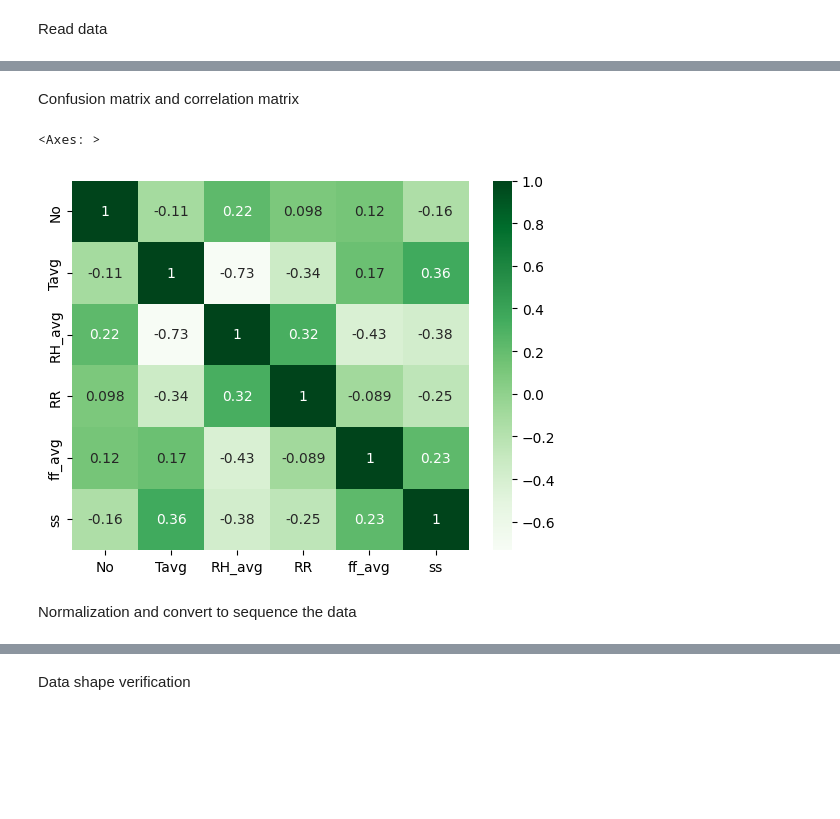
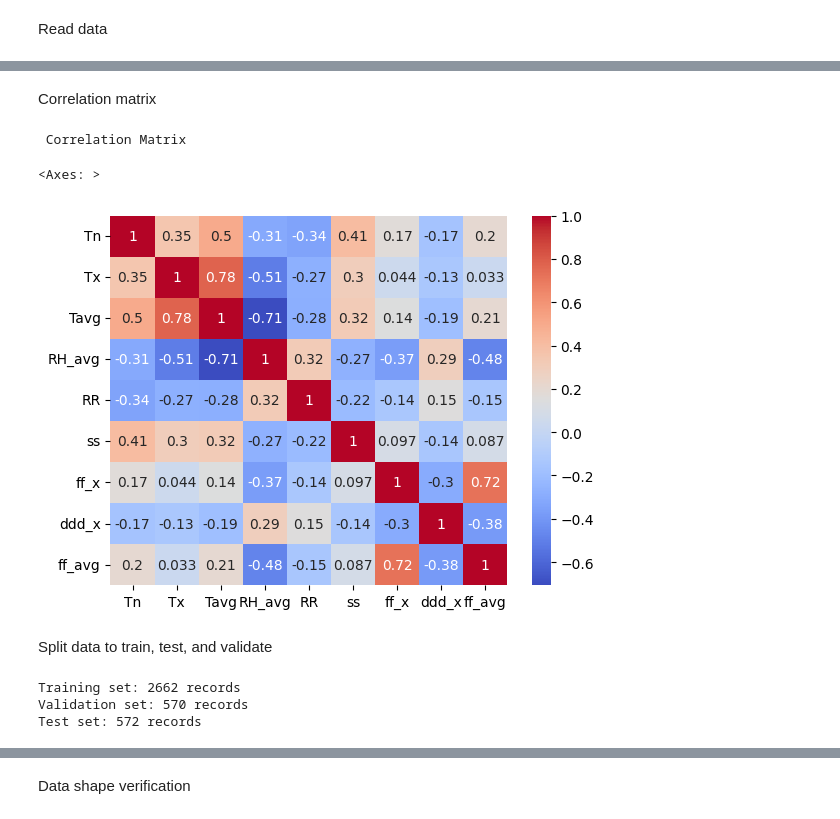
Before and after one commit to arifian853/rainfall-predict-lstm-attention, a Jupyter notebook: notebook/attention_lstm_rainfall_prediction.ipynb, the cells around one changed output, grey strips where cells are left out. Cells and saved outputs as stored; diff of their text form; code cells hidden in the pictures; blank space fills up the shorter version.

```diff
--- a/notebook/attention_lstm_rainfall_prediction.ipynb
+++ b/notebook/attention_lstm_rainfall_prediction.ipynb
@@ -42,0 +45,21 @@ Separate data and feature selection
+# %%
+# Membaca data keseluruhan
+
+#Skenario 1
+# rainfall_data_url = "https://raw.githubusercontent.com/arifian853/rainfall-predict-lstm-attention/master/dataset/filled/scenario3/final/final-data-2019-2023.csv"
+
+# Skenario 2
+rainfall_data_url = "https://raw.githubusercontent.com/arifian853/rainfall-predict-lstm-attention/master/dataset/filled/scenario3/final/final-data-2014-2024.csv"
+
+# Skenario 3
+#rainfall_data_url = "https://raw.githubusercontent.com/arifian853/rainfall-predict-lstm-attention/master/dataset/filled/scenario3/final/final-data-2010-2024.csv"
+
+df = pd.read_csv(rainfall_data_url, parse_dates=['Tanggal'], index_col='Tanggal')
+
+print('Dataset : \n', df.head())
+print('Dataset : \n', df.tail())
+print('\n')
+
+# Menghitung jumlah hari dalam dataset
+days_count = len(df.index)
+print("Jumlah hari dalam dataset:", days_count)
@@ -43,10 +86,42 @@ Separate data and feature selection
+# %% [markdown]
+Correlation matrix
+# %%
+print("\n Correlation Matrix \n")
+
+matrix = df.drop(columns=['ddd_car']).corr()
+# matrix = df.corr()
+#plotting correlation matrix
+sns.heatmap(matrix, cmap="coolwarm", annot=True)
+# %% [output]
+ Correlation Matrix
+<Axes: >
+[figure, added]
+# %% [markdown]
+Split data to train, test, and validate
 # %%
 # Membagi data menjadi training, validation, dan testing sets
-train = df['01/01/2019':'31/12/2021']
-validation = df['01/01/2022':'31/12/2022']
-test = df['01/01/2023':'31/12/2023']
 
-# Memilih fitur dan target
+# Scenario 1 - 70:15:15
+# train = df['01-01-2019':'28-02-2022']
+# validation = df['01-03-2022':'28-02-2023']
+# test = df['01-03-2023':'31-12-2023']
+
+# Scenario 2 - 70:15:15
+train = df['01/01/2014':'15/04/2021']
+validation = df['16/04/2021':'06/11/2022']
+test = df['07/11/2022':'31/05/2024']
+
+# Scenario 3 - 80:10:10
+# train = df['01-01-2010': '13-07-2021']
+# validation = df['14-07-2021' : '21-12-2022']
+# test = df['22-12-2022' : '31-05-2024']
+
+# Displaying the number of records in each set
+print(f'Training set: {train.shape[0]} records')
+print(f'Validation set: {validation.shape[0]} records')
+print(f'Test set: {test.shape[0]} records')
+
+# Selecting features and target
 features = ['Tavg', 'RH_avg', 'ss', 'ff_avg']
 X_train = train[features]
 y_train = train['RR']
@@ -54,16 +129,8 @@ X_val = validation[features]
 y_val = validation['RR']
 X_test = test[features]
 y_test = test['RR']
+# %% [output]
+Training set: 2662 records
+Validation set: 570 records
+Test set: 572 records
-# %% [markdown]
-Confusion matrix and correlation matrix
-# %%
-matrix = df.corr()
-
-#plotting correlation matrix
-sns.heatmap(matrix, cmap="Greens", annot=True)
-# %% [output]
-<Axes: >
-[figure, removed]
-# %% [markdown]
-Normalization and convert to sequence the data
 # %%
```
Also changed, not shown: parts of 25 cells of this notebook, 28 other files.
